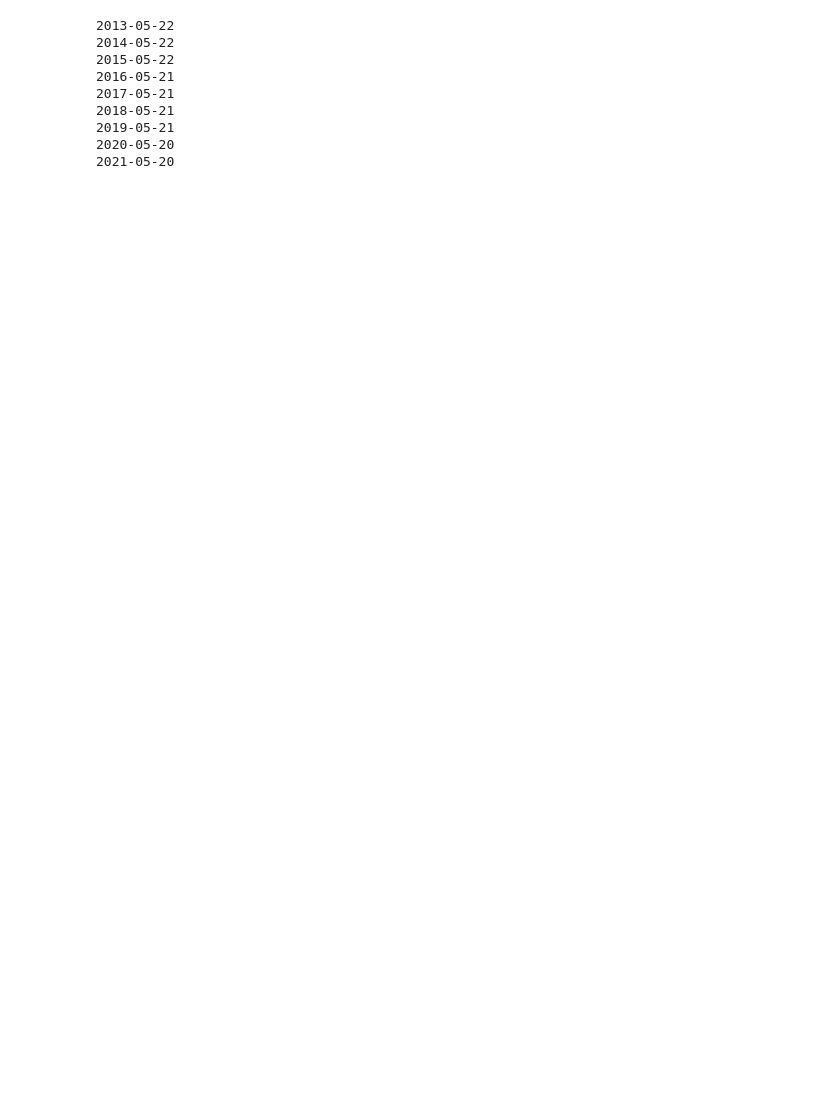
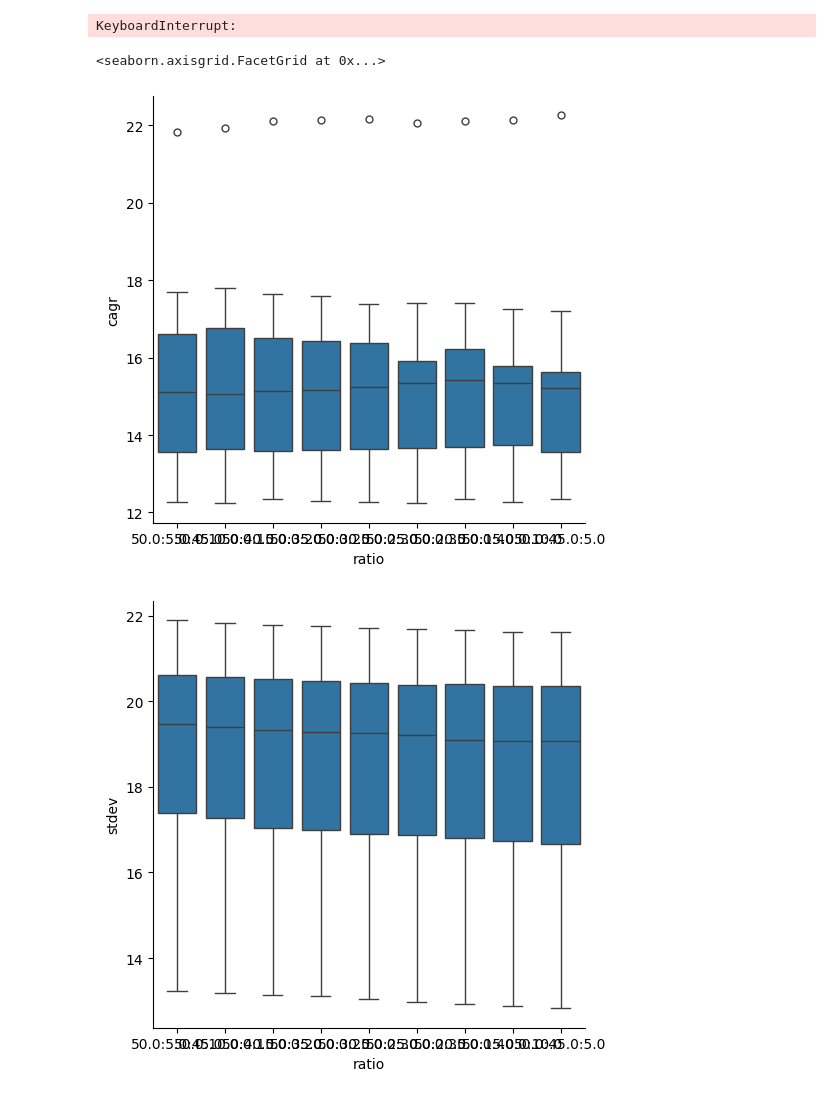
Before and after one commit to RookImS/stock_portfolio_tool, a Jupyter notebook: portfolio.ipynb, the cells around one changed output. Saved outputs shown, nothing was run; the diff lists cells and outputs as text; code cells hidden in the pictures; blank space fills up the shorter version.

Commit message:
Add calc alphabeta func and portfolio test code

```diff
--- a/portfolio.ipynb
+++ b/portfolio.ipynb
@@ -288,0 +364,32 @@ def portfolio_backtest_by_duration(portfolio:Portfolio, duration=1, start_date=N
+# %%
+def calc_target_ratio(base_ratio:tuple, etc_ratio:tuple) -> tuple:
+    base_sum = sum(base_ratio)
+    qqq = base_ratio[0] / base_sum * 100
+    etc_sum = sum(etc_ratio)
+    etc1 = (etc_ratio[0] / etc_sum) * (base_ratio[1] / base_sum) * 100
+    etc2 = (etc_ratio[1] / etc_sum) * (base_ratio[1] / base_sum) * 100
+
+    return (round(qqq, 1), round(etc1, 1), round(etc2, 1))
+# %%
+stats = pd.DataFrame(columns=['cagr', 'stdev', 'mdd', 'beta', 'alpha'])
+
+for qqq_weight in range(5, 10):
+    for schd_weight in range(1, 10):
+        ratio_qqq_etc = (qqq_weight, 10-qqq_weight)
+        ratio_schd_dgrw = (schd_weight, 10-schd_weight)
+        ratio_qqq_schd_dgrw = calc_target_ratio(ratio_qqq_etc, ratio_schd_dgrw)
+        print('loading:' + str(ratio_qqq_schd_dgrw))
+
+        target_ratio = {
+            'QQQ': ratio_qqq_schd_dgrw[0],
+            'SCHD': ratio_qqq_schd_dgrw[1],
+            'DGRW': ratio_qqq_schd_dgrw[2]
+        }
+
+        portfolio = Portfolio(stock_data, 10000, target_ratio)
+        stat = portfolio_backtest_by_duration(portfolio, benchmark=stock_data[('QQQ', 'adj_price')], duration=5)
+        stats = pd.concat([stats, stat])
+
+    break
+
+stats
@@ -289,12 +419,14 @@ def portfolio_backtest_by_duration(portfolio:Portfolio, duration=1, start_date=N
 # %%
-portfolio_backtest_by_duration(portfolio, duration=5)
+stat = portfolio_backtest_by_duration(portfolio, duration=5, benchmark=stock_data[('QQQ', 'adj_price')])
 # %% [output]
-2013-05-22
-2014-05-22
-2015-05-22
-2016-05-21
-2017-05-21
-2018-05-21
-2019-05-21
-2020-05-20
-2021-05-20
+KeyboardInterrupt:
+# %%
+import seaborn as sns
+
+sns.catplot(data=stats, x='ratio', y='cagr', kind='box')
+sns.catplot(data=stats, x='ratio', y='stdev', kind='box')
+sns.catplot(data=stats, x='ratio', y='mdd', kind='box')
+# %% [output]
+<seaborn.axisgrid.FacetGrid at 0x...>
+[figure, added]
+[figure, added]
```
Also changed, not shown: parts of 10 cells of this notebook.
